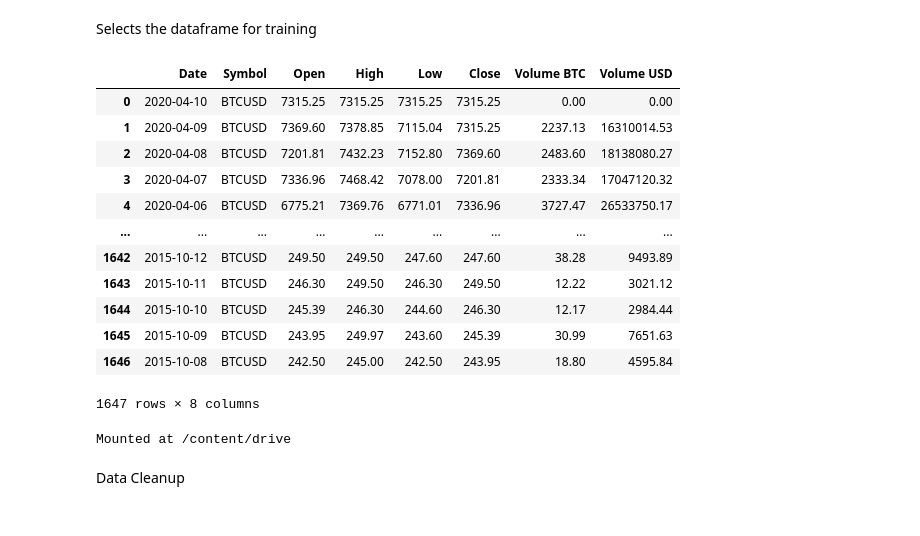
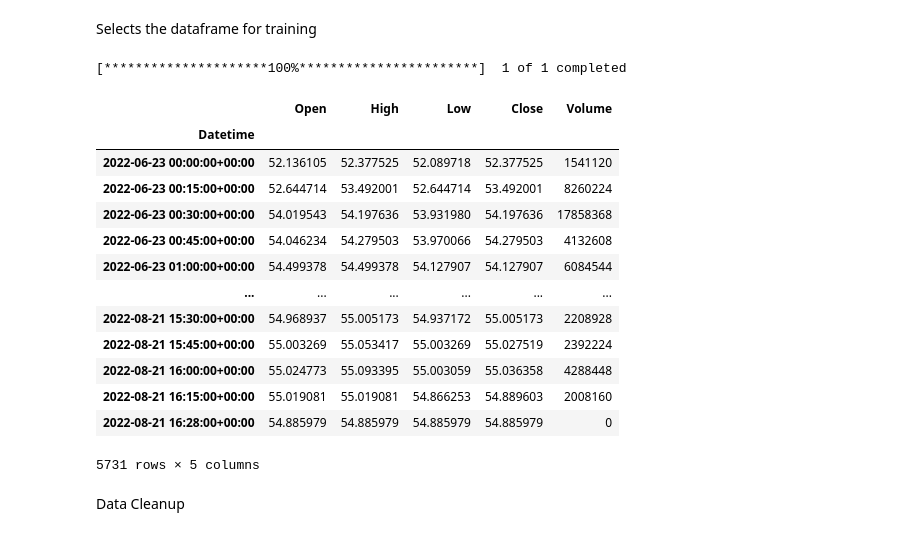
Before and after one commit to estebancr3008/Reinforcement_Learning_Binary_Options_Bot, a Jupyter notebook: Data_Preparation_for_Binary_Learning_Trading.ipynb, the cells around one changed output. Drawn from its saved outputs; the diff is of its cells as text; code cells hidden in the pictures.

```diff
--- a/Data_Preparation_for_Binary_Learning_Trading.ipynb
+++ b/Data_Preparation_for_Binary_Learning_Trading.ipynb
@@ -43,34 +57,38 @@ from ta.volume import OnBalanceVolumeIndicator
 # %% [markdown]
 Selects the dataframe for training
+# %%
+df = yf.download(tickers="LTC-USD",
+                            period="60d",
+                            interval="15m",
+                            auto_adjust=True)
+# %% [output]
+[*********************100%***********************]  1 of 1 completed
 # %%
 #df = pd.read_csv('/content/drive/MyDrive/Other Projects/USDGBP.csv')
 #df = pd.read_csv('/content/drive/MyDrive/Other Projects/USDJPY.csv')
 #df = pd.read_csv('/Users/esteban/Documents/GitHub/Reinforcement_Learning_Binary_Options_Bot/BTCUSD_1hr.csv')
-df = pd.read_csv('/content/drive/MyDrive/Other Projects/Trading/BTCUSD_day.csv')
+#df = pd.read_csv('BTCUSD_day.csv')
+#df = pd.read_csv('BTCUSD_1hr.csv')
 #df = pd.read_csv('/content/drive/MyDrive/Other Projects/BTCUSD_1hr.csv')
 #df = pd.read_csv('/content/drive/MyDrive/Other Projects/BTCUSD_1min.csv')
 #df = pd.read_csv('/content/drive/MyDrive/Other Projects/Download Data - STOCK_US_XNYS_F (1).csv')
 
 df
 # %% [output]
-|  | Date | Symbol | Open | High | Low | Close | Volume BTC | Volume USD |
-| 0 | 2020-04-10 | BTCUSD | 7315.25 | 7315.25 | 7315.25 | 7315.25 | 0.00 | 0.00 |
-| 1 | 2020-04-09 | BTCUSD | 7369.60 | 7378.85 | 7115.04 | 7315.25 | 2237.13 | 16310014.53 |
-| 2 | 2020-04-08 | BTCUSD | 7201.81 | 7432.23 | 7152.80 | 7369.60 | 2483.60 | 18138080.27 |
-| 3 | 2020-04-07 | BTCUSD | 7336.96 | 7468.42 | 7078.00 | 7201.81 | 2333.34 | 17047120.32 |
-| 4 | 2020-04-06 | BTCUSD | 6775.21 | 7369.76 | 6771.01 | 7336.96 | 3727.47 | 26533750.17 |
-| ... | ... | ... | ... | ... | ... | ... | ... | ... |
-| 1642 | 2015-10-12 | BTCUSD | 249.50 | 249.50 | 247.60 | 247.60 | 38.28 | 9493.89 |
-| 1643 | 2015-10-11 | BTCUSD | 246.30 | 249.50 | 246.30 | 249.50 | 12.22 | 3021.12 |
-| 1644 | 2015-10-10 | BTCUSD | 245.39 | 246.30 | 244.60 | 246.30 | 12.17 | 2984.44 |
-| 1645 | 2015-10-09 | BTCUSD | 243.95 | 249.97 | 243.60 | 245.39 | 30.99 | 7651.63 |
-| 1646 | 2015-10-08 | BTCUSD | 242.50 | 245.00 | 242.50 | 243.95 | 18.80 | 4595.84 |
+|  | Open | High | Low | Close | Volume |
+| Datetime |  |  |  |  |  |
+| 2022-06-23 00:00:00+00:00 | 52.136105 | 52.377525 | 52.089718 | 52.377525 | 1541120 |
+| 2022-06-23 00:15:00+00:00 | 52.644714 | 53.492001 | 52.644714 | 53.492001 | 8260224 |
+| 2022-06-23 00:30:00+00:00 | 54.019543 | 54.197636 | 53.931980 | 54.197636 | 17858368 |
+| 2022-06-23 00:45:00+00:00 | 54.046234 | 54.279503 | 53.970066 | 54.279503 | 4132608 |
+| 2022-06-23 01:00:00+00:00 | 54.499378 | 54.499378 | 54.127907 | 54.127907 | 6084544 |
+| ... | ... | ... | ... | ... | ... |
+| 2022-08-21 15:30:00+00:00 | 54.968937 | 55.005173 | 54.937172 | 55.005173 | 2208928 |
+| 2022-08-21 15:45:00+00:00 | 55.003269 | 55.053417 | 55.003269 | 55.027519 | 2392224 |
+| 2022-08-21 16:00:00+00:00 | 55.024773 | 55.093395 | 55.003059 | 55.036358 | 4288448 |
+| 2022-08-21 16:15:00+00:00 | 55.019081 | 55.019081 | 54.866253 | 54.889603 | 2008160 |
+| 2022-08-21 16:28:00+00:00 | 54.885979 | 54.885979 | 54.885979 | 54.885979 | 0 |
-1647 rows × 8 columns
+5731 rows × 5 columns
-# %%
-from google.colab import drive
-drive.mount('/content/drive')
-# %% [output]
-Mounted at /content/drive
 # %% [markdown]
 Data Cleanup
 # %%
```
Also changed, not shown: parts of 8 cells of this notebook, 1 other file.
